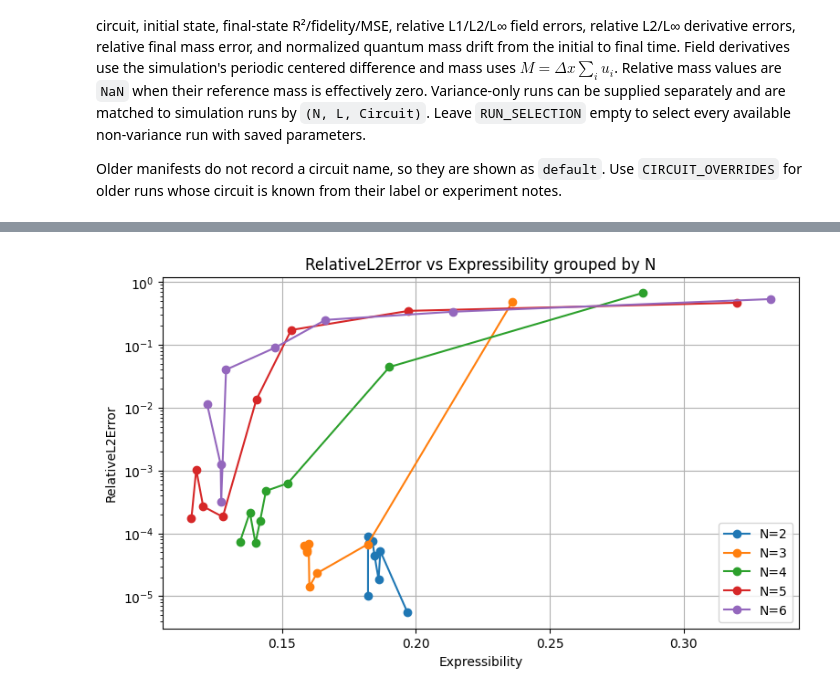
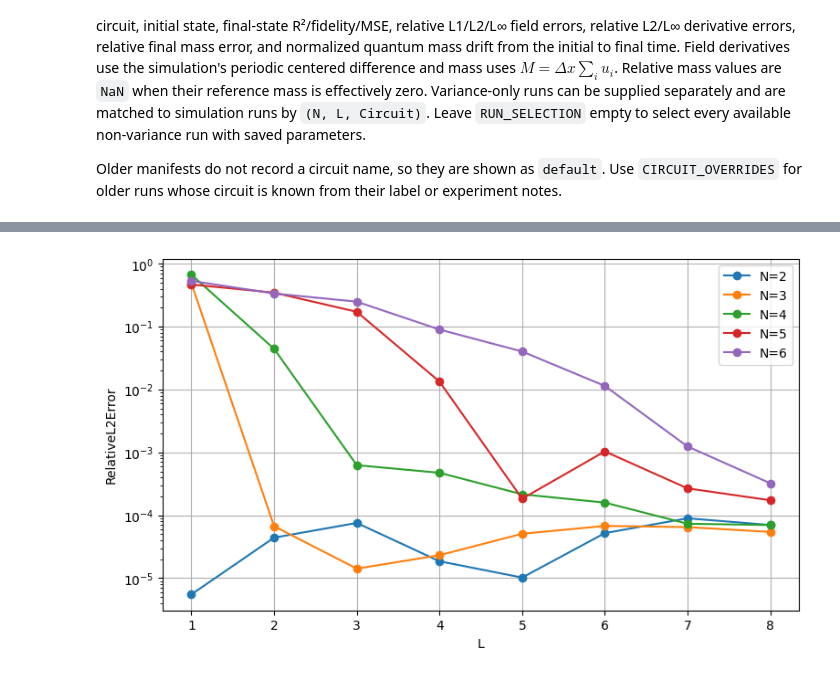
Before and after one commit to Joel-Kunk/VQCFD_quimb, a Jupyter notebook: analysis_results.ipynb, the cells around one changed output, grey strips where cells are left out. Cells and saved outputs as stored; diff of their text form; code cells hidden in the pictures.

```diff
--- a/analysis_results.ipynb
+++ b/analysis_results.ipynb
@@ -150,8 +159,8 @@ shots_used_total: 0
 
 Use `TIMESTEP = 0` for the initial state, a positive saved-state index, or `-1` for the final state. The plot reports MSE, R², and normalized squared-overlap fidelity.
 # %%
-DIR_LABEL = "N5"
-LABEL = "L5"
+DIR_LABEL = "N6"
+LABEL = "L8"
 
 run = an.load_run(DIR_LABEL, LABEL)
 run
@@ -246,26 +277,26 @@ run_table
 # %%
 # Any columns in an.RUN_TABLE_COLUMNS can be used for X, Y, or GROUP_BY.
-X = "Expressibility"
+X = "L"
 Y = "RelativeL2Error"
 GROUP_BY = "N"          # "N", "L", "Circuit", "InitialState", another column, or None
 
 NS = [2,3,4,5,6] # None               # e.g. [3, 4, 5]
 LS = [1,2,3,4,5,6,7,8]               # e.g. [1, 2, 3]
-CIRCUITS = None         # e.g. ["default", "uni2", "brickwork_ring_ry"]
-INITIAL_STATES = None   # e.g. ["sine", "tapered_gaussian"]
+CIRCUITS = "default"         # e.g. ["default", "uni2", "brickwork_ring_ry"]
+INITIAL_STATES = "sine"   # e.g. ["sine", "tapered_gaussian"]
 
-filtered_table, ax = an.plot_run_table(
+filtered_table, ax, fig = an.plot_run_table(
     run_table,
     x=X,
     y=Y,
     ns=NS,
     ls=LS,
     circuits=CIRCUITS,
     initial_states=INITIAL_STATES,
     group_by=GROUP_BY,
     kind="line",        # "line" or "scatter"
     log_y=True,
 )
 # filtered_table
 # %% [output]
-[figure, old version]
+[figure, new version]
```
Also changed, not shown: parts of 16 cells of this notebook, 4 other files.
